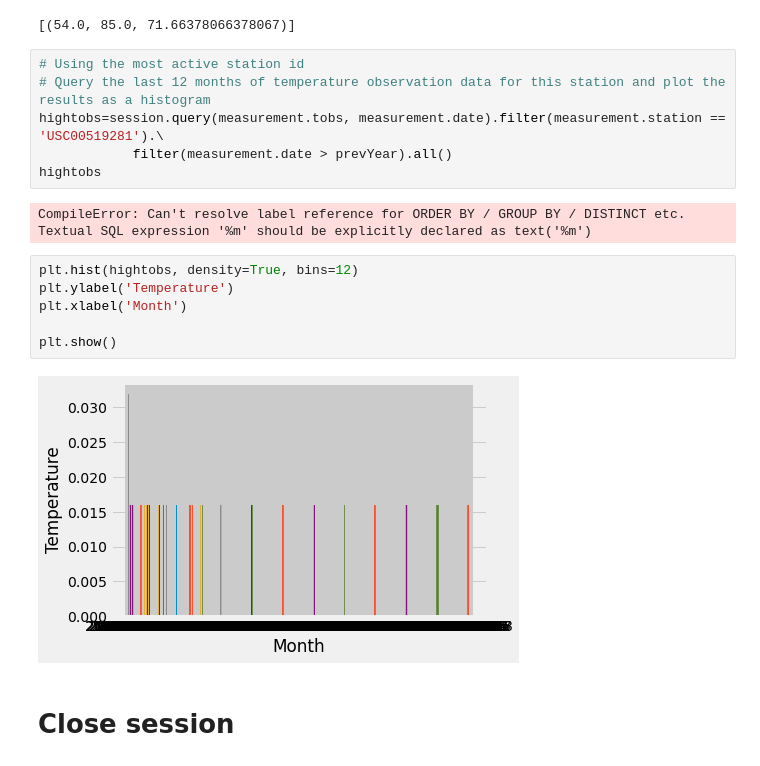
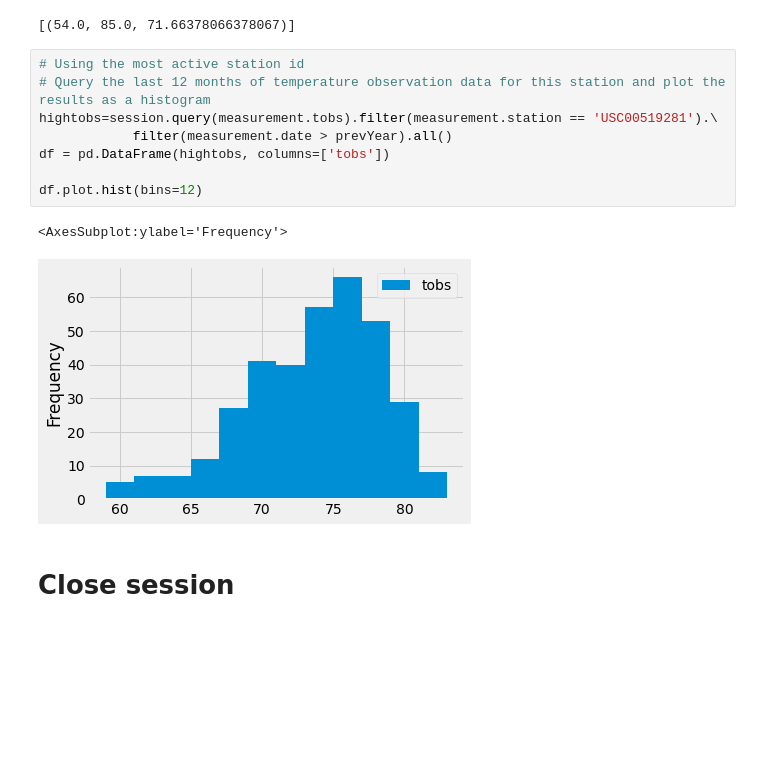
Before and after one commit to syreetamb/sqlalchemy-challenge, a Jupyter notebook: climate_starter.ipynb, the cells around one changed output. Drawn from its saved outputs; the diff is of its cells as text; blank space fills up the shorter version.

```diff
--- a/climate_starter.ipynb
+++ b/climate_starter.ipynb
@@ -112,19 +112,14 @@ highstation
 # %%
 # Using the most active station id
 # Query the last 12 months of temperature observation data for this station and plot the results as a histogram
-hightobs=session.query(measurement.tobs, measurement.date).filter(measurement.station == 'USC00519281').\
+hightobs=session.query(measurement.tobs).filter(measurement.station == 'USC00519281').\
             filter(measurement.date > prevYear).all()
-hightobs
+df = pd.DataFrame(hightobs, columns=['tobs'])
+
+df.plot.hist(bins=12)
 # %% [output]
-CompileError: Can't resolve label reference for ORDER BY / GROUP BY / DISTINCT etc. Textual SQL expression '%m' should be explicitly declared as text('%m')
+<AxesSubplot:ylabel='Frequency'>
+[figure, added]
-# %%
-plt.hist(hightobs, density=True, bins=12)
-plt.ylabel('Temperature')
-plt.xlabel('Month')
-
-plt.show()
-# %% [output]
-[figure, removed]
 # %% [markdown]
 # Close session
 # %%
```
Also changed, not shown: 1 other file.
